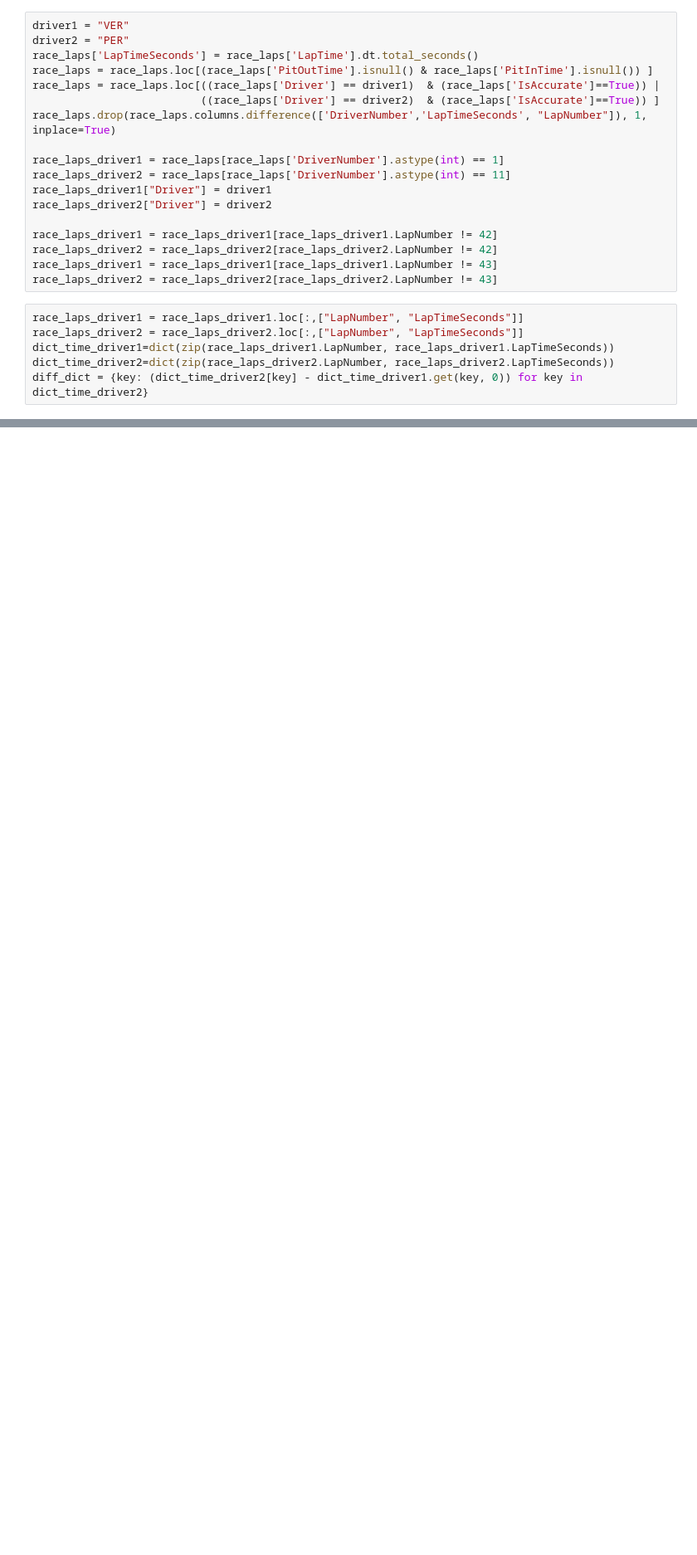
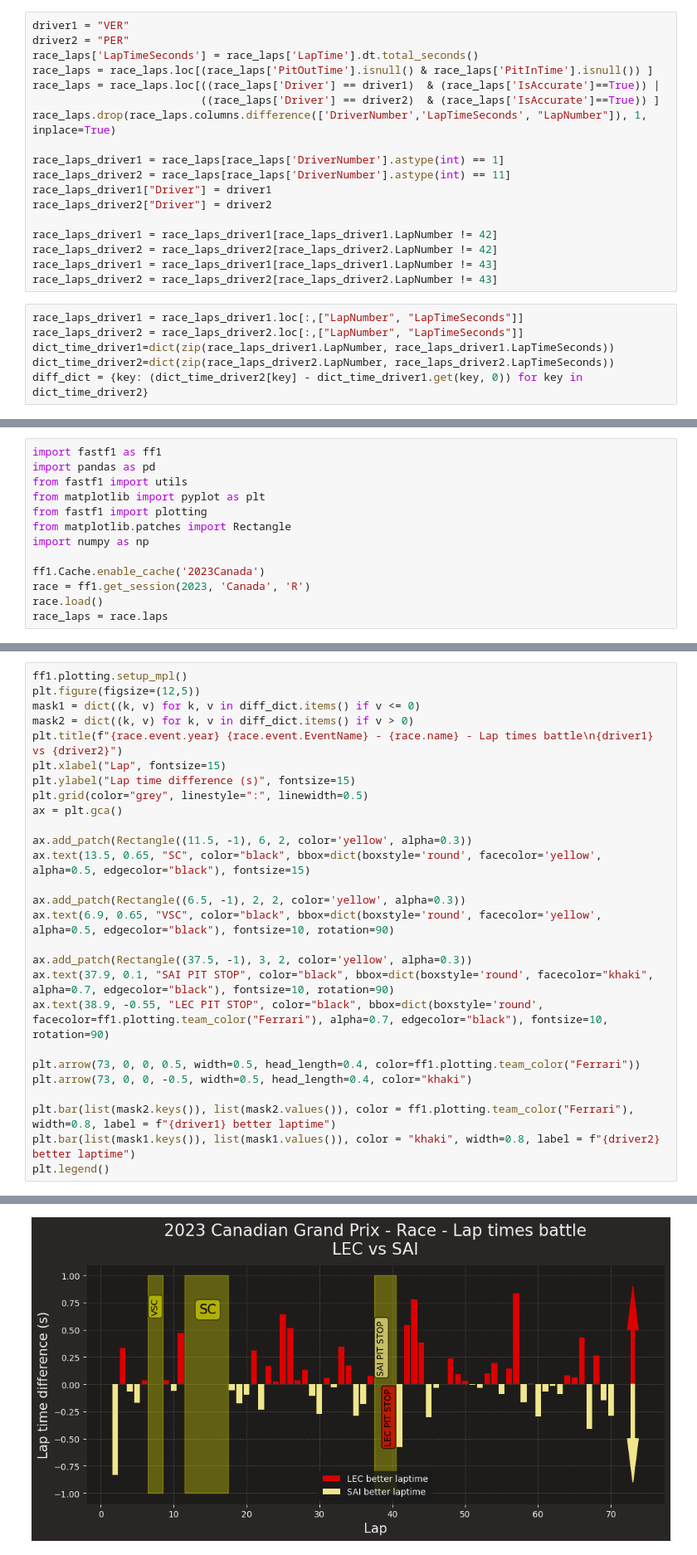
Before and after one commit to Rick8998/Canada2023F1, a Jupyter notebook: SessionAnalysis/laptimesBattle.ipynb, the cells around one changed output, grey strips where cells are left out. Shown: that part at 83% size. Cells and saved outputs as stored; diff of their text form; blank space fills up the shorter version.

```diff
--- a/SessionAnalysis/laptimesBattle.ipynb
+++ b/SessionAnalysis/laptimesBattle.ipynb
@@ -78,0 +142,13 @@ plt.legend()
+# %%
+import fastf1 as ff1
+import pandas as pd
+from fastf1 import utils
+from matplotlib import pyplot as plt
+from fastf1 import plotting
+from matplotlib.patches import Rectangle
+import numpy as np
+
+ff1.Cache.enable_cache('2023Canada')
+race = ff1.get_session(2023, 'Canada', 'R')
+race.load()
+race_laps = race.laps
@@ -78,0 +181,28 @@ plt.legend()
+# %%
+ff1.plotting.setup_mpl()
+plt.figure(figsize=(12,5))
+mask1 = dict((k, v) for k, v in diff_dict.items() if v <= 0)
+mask2 = dict((k, v) for k, v in diff_dict.items() if v > 0)
+plt.title(f"{race.event.year} {race.event.EventName} - {race.name} - Lap times battle\n{driver1} vs {driver2}")
+plt.xlabel("Lap", fontsize=15)
+plt.ylabel("Lap time difference (s)", fontsize=15)
+plt.grid(color="grey", linestyle=":", linewidth=0.5)
+ax = plt.gca()
+
+ax.add_patch(Rectangle((11.5, -1), 6, 2, color='yellow', alpha=0.3))
+ax.text(13.5, 0.65, "SC", color="black", bbox=dict(boxstyle='round', facecolor='yellow', alpha=0.5, edgecolor="black"), fontsize=15)
+
+ax.add_patch(Rectangle((6.5, -1), 2, 2, color='yellow', alpha=0.3))
+ax.text(6.9, 0.65, "VSC", color="black", bbox=dict(boxstyle='round', facecolor='yellow', alpha=0.5, edgecolor="black"), fontsize=10, rotation=90)
+
+ax.add_patch(Rectangle((37.5, -1), 3, 2, color='yellow', alpha=0.3))
+ax.text(37.9, 0.1, "SAI PIT STOP", color="black", bbox=dict(boxstyle='round', facecolor="khaki", alpha=0.7, edgecolor="black"), fontsize=10, rotation=90)
+ax.text(38.9, -0.55, "LEC PIT STOP", color="black", bbox=dict(boxstyle='round', facecolor=ff1.plotting.team_color("Ferrari"), alpha=0.7, edgecolor="black"), fontsize=10, rotation=90)
+
+plt.arrow(73, 0, 0, 0.5, width=0.5, head_length=0.4, color=ff1.plotting.team_color("Ferrari"))
+plt.arrow(73, 0, 0, -0.5, width=0.5, head_length=0.4, color="khaki")
+
+plt.bar(list(mask2.keys()), list(mask2.values()), color = ff1.plotting.team_color("Ferrari"), width=0.8, label = f"{driver1} better laptime")
+plt.bar(list(mask1.keys()), list(mask1.values()), color = "khaki", width=0.8, label = f"{driver2} better laptime")
+plt.legend()
+# %% [output]
@@ -78,0 +210 @@ plt.legend()
+[figure, added]
```
Also changed, not shown: parts of 9 cells of this notebook, 1 other file.
